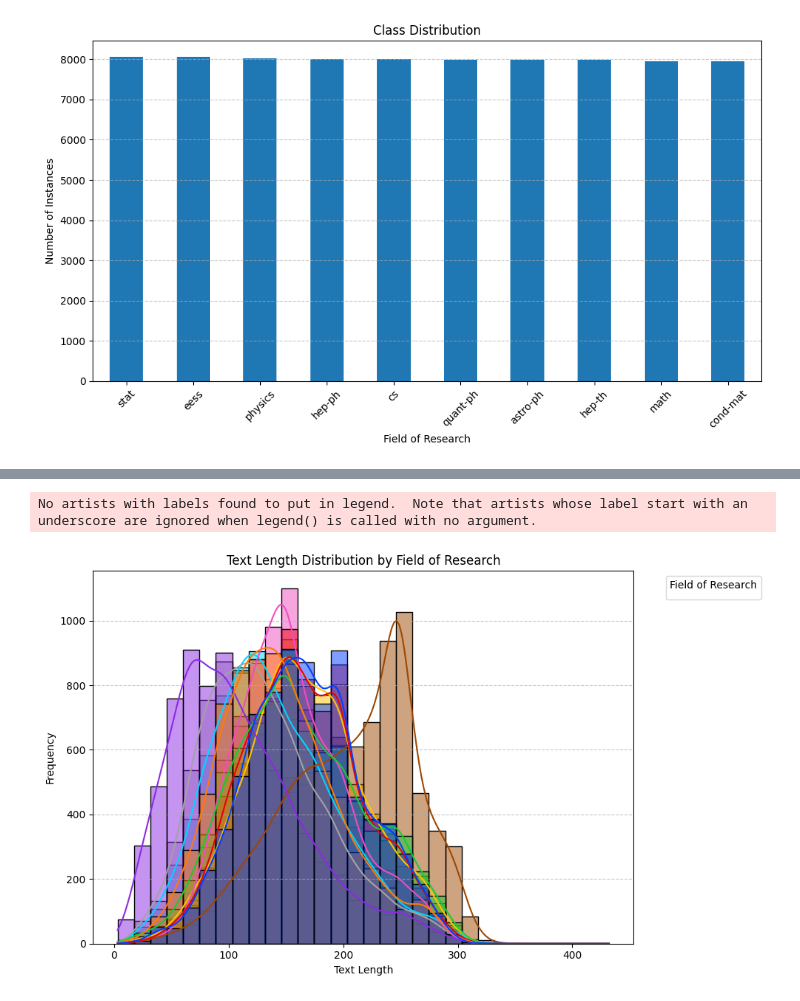
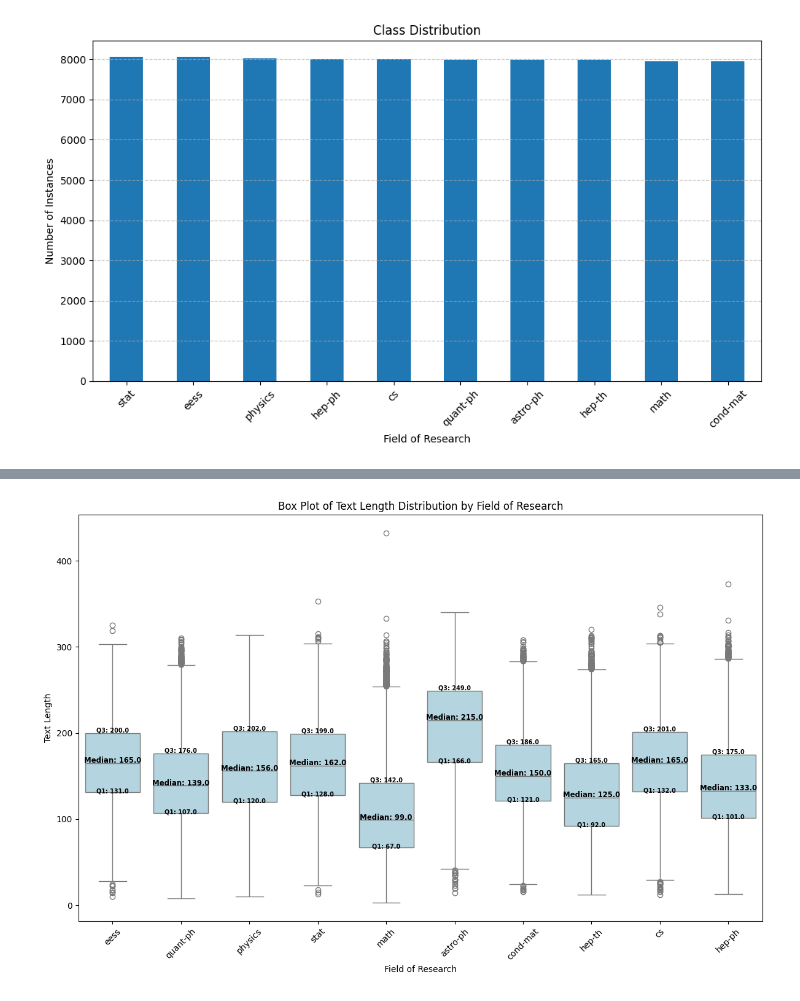
Before and after one commit to mrshokri/DAT-550, a Jupyter notebook: Practice/Yemisi.ipynb, the cells around one changed output, grey strips where cells are left out. Saved outputs shown, nothing was run; the diff lists cells and outputs as text; code cells hidden in the pictures.

```diff
--- a/Practice/Yemisi.ipynb
+++ b/Practice/Yemisi.ipynb
@@ -165,22 +135,41 @@ plt.show()
-# %%
-import seaborn as sns
-
-# Calculate text lengths
-data['text_length'] = data['abstract'].apply(lambda x: len(x.split()))
-
-# Plot text length distribution
-plt.figure(figsize=(10, 6))
-sns.histplot(data=data, x='text_length', hue='label', kde=True, bins=30, palette='bright')
-plt.title('Text Length Distribution by Field of Research')
-plt.xlabel('Text Length')
-plt.ylabel('Frequency')
-plt.legend(title='Field of Research', bbox_to_anchor=(1.05, 1), loc='upper left')
-plt.grid(axis='y', linestyle='--', alpha=0.7)
-plt.tight_layout()
-plt.show()
-# %% [output]
-No artists with labels found to put in legend.  Note that artists whose label start with an underscore are ignored when legend() is called with no argument.
-[figure, removed]
+# %%
+# Calculate text lengths if not already calculated
+if 'text_length' not in train_data.columns:
+    train_data['text_length'] = train_data['abstract'].apply(lambda x: len(x.split()))
+
+# Calculate medians and quartiles if not already calculated
+if 'medians' not in locals() or 'quartiles' not in locals():
+    medians = train_data.groupby('label')['text_length'].median()
+    quartiles = train_data.groupby('label')['text_length'].quantile([0.25, 0.75]).unstack(level=1)
+
+# Plotting Box Plot
+plt.figure(figsize=(12, 8))
+box = sns.boxplot(data=train_data, x='label', y='text_length', color='lightblue')
+plt.xticks(rotation=45)  # Helps if labels overlap or are too long
+
+# Annotate with median, Q1, and Q3 values
+labels = train_data['label'].unique()
+for i, label in enumerate(labels):
+    median = medians.loc[label]
+    q1 = quartiles.loc[label][0.25]
+    q3 = quartiles.loc[label][0.75]
+
+    # Display median
+    box.text(i, median + 0.5, f'Median: {median}', horizontalalignment='center', size='small', color='black', weight='semibold')
+
+    # Display Q1
+    box.text(i, q1 - 1, f'Q1: {q1}', horizontalalignment='center', size='x-small', color='black', weight='semibold')
+
+    # Display Q3
+    box.text(i, q3 + 1, f'Q3: {q3}', horizontalalignment='center', size='x-small', color='black', weight='semibold')
+
+plt.title('Box Plot of Text Length Distribution by Field of Research')
+plt.xlabel('Field of Research')
+plt.ylabel('Text Length')
+plt.tight_layout()
+plt.show()
+# %% [output]
+[figure, added]
 # %%
 # Define the bags-of-words representations
 count_vectorizer = CountVectorizer(max_features=5000)  # Adjust max_features as needed
```
Also changed, not shown: parts of 21 cells of this notebook, 5 other files.
